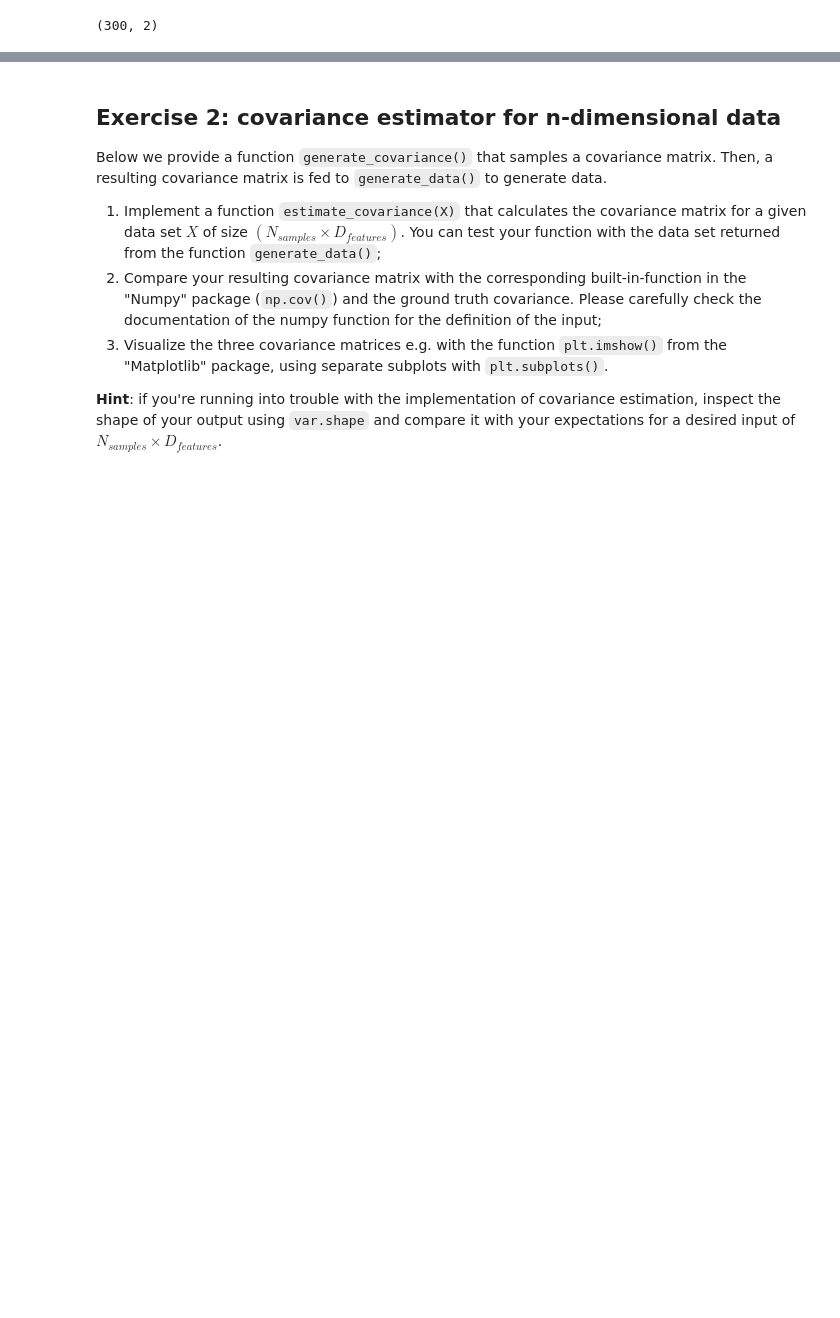
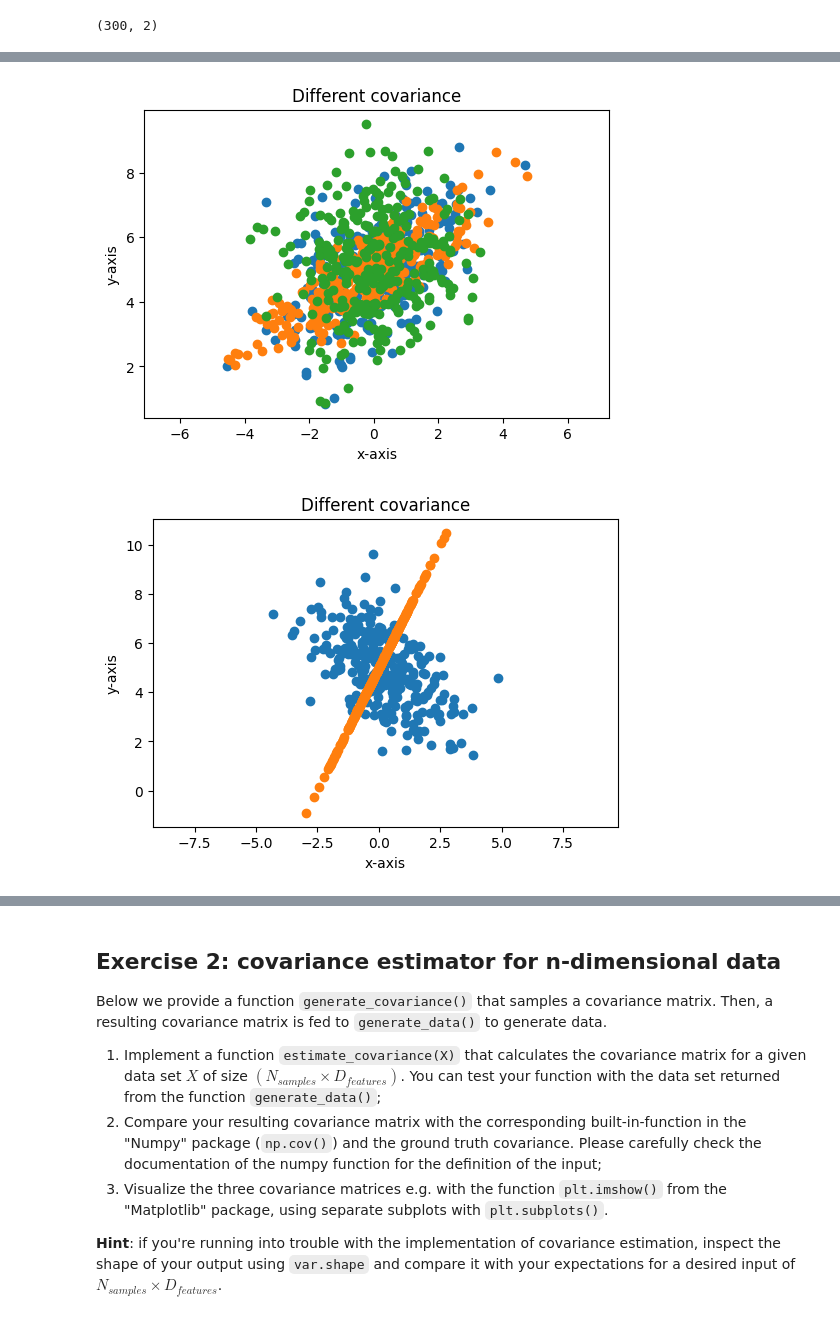
Before and after one commit to pschristodoulou/BCI_course, a Jupyter notebook: Assignments/Assignment2/assignment_02_covariance_matrix.ipynb, the cells around one changed output, grey strips where cells are left out. Saved outputs shown, nothing was run; the diff lists cells and outputs as text; code cells hidden in the pictures; blank space fills up the shorter version.

```diff
--- a/Assignments/Assignment2/assignment_02_covariance_matrix.ipynb
+++ b/Assignments/Assignment2/assignment_02_covariance_matrix.ipynb
@@ -60,0 +61,23 @@ plt.show()
+# %%
+np.random.seed(42) # ensures replicable results
+X1 = generate_data(cov=[[2, 1], [1, 2]])
+X4 = generate_data(cov=[[2, 1], [3, 2]])
+X0 = generate_data(cov=[[2, 0], [0, 2]])
+#
+X1_ = generate_data(cov=[[2,-1], [-1,2]])
+X4_ = generate_data(cov=[[2, 4], [1, 2]])
+
+def plot_figure(*datasets):
+    plt.figure(figsize=(6,4))
+    for X in datasets:
+        plt.scatter(X[:, 0], X[:, 1])
+    plt.xlabel("x-axis")
+    plt.ylabel("y-axis")
+    plt.axis('equal')
+    plt.title('Different covariance')
+
+plot_figure(X1, X4, X0)
+plot_figure(X1_, X4_)
+# %% [output]
+[figure, added]
+[figure, added]
```
Also changed, not shown: parts of 18 cells of this notebook, 15 other files.
